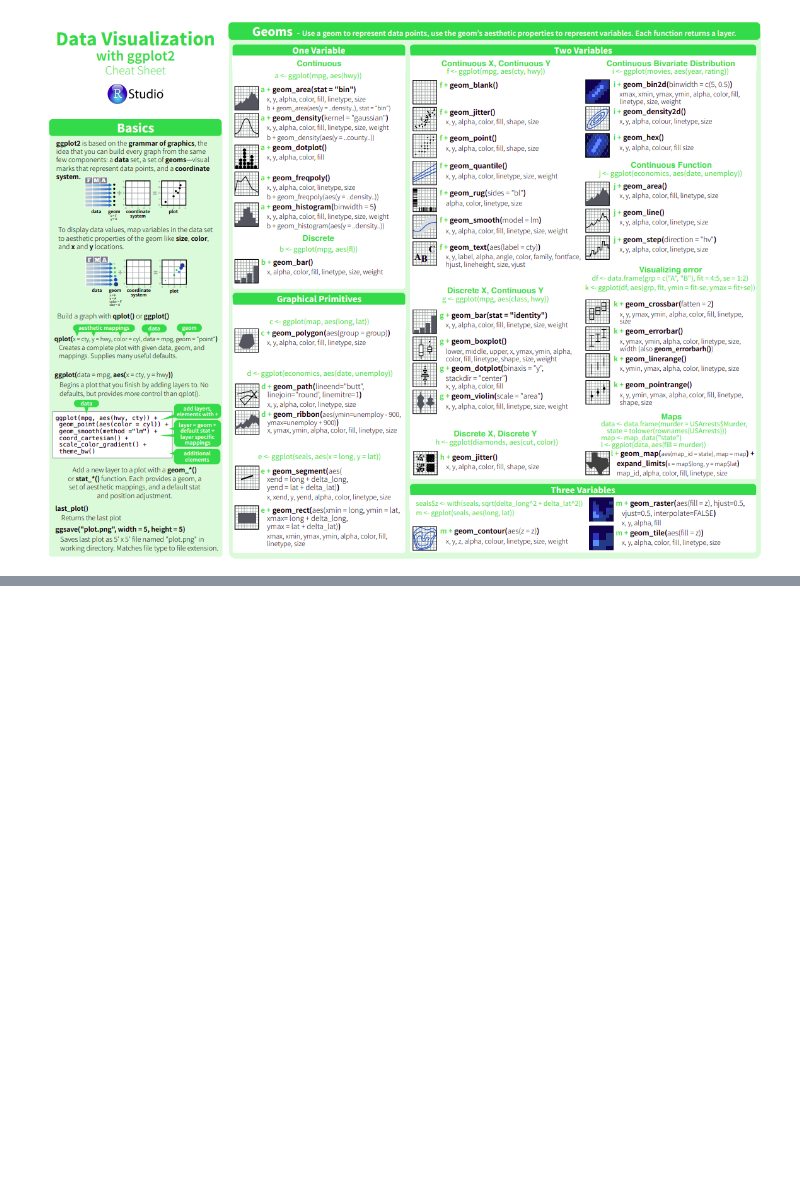
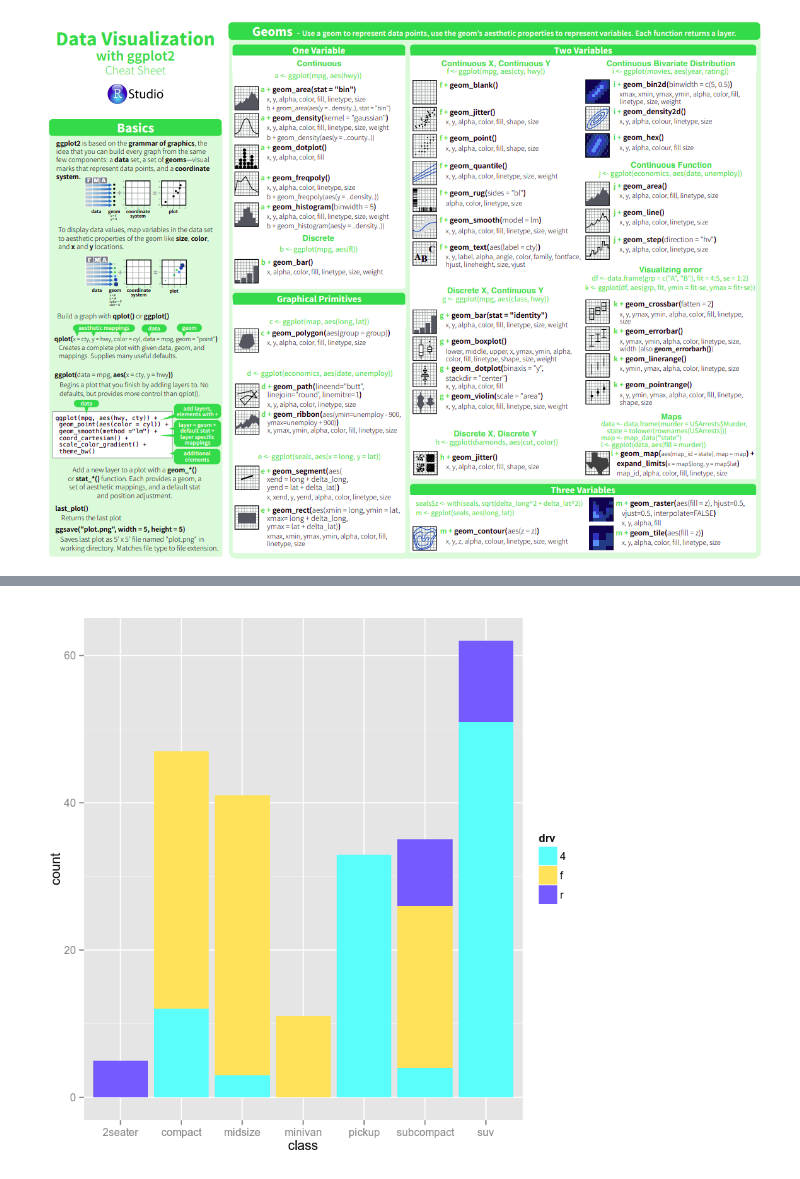
Before and after one commit to swainasish/learn, a Jupyter notebook: R_basic_udemy.ipynb, the cells around one changed output, grey strips where cells are left out. Cells and saved outputs as stored; diff of their text form; code cells hidden in the pictures; blank space fills up the shorter version.

```diff
--- a/R_basic_udemy.ipynb
+++ b/R_basic_udemy.ipynb
@@ -439,0 +482,8 @@ ERROR: Error in eval(expr, envir, enclos): object 'ck' not found
+# %%
+#data_aesthetic+coord
+plt1<-ggplot(mpg)
+plt2<-plt1+geom_bar(aes(x=class,fill=drv))
+plt3<-plt2+scale_fill_manual(values=c('#5AFFFC','#FFE15A','#755AFF'))
+print(plt3)
+# %% [output]
+[figure, added]
```
Also changed, not shown: parts of 19 cells of this notebook.
